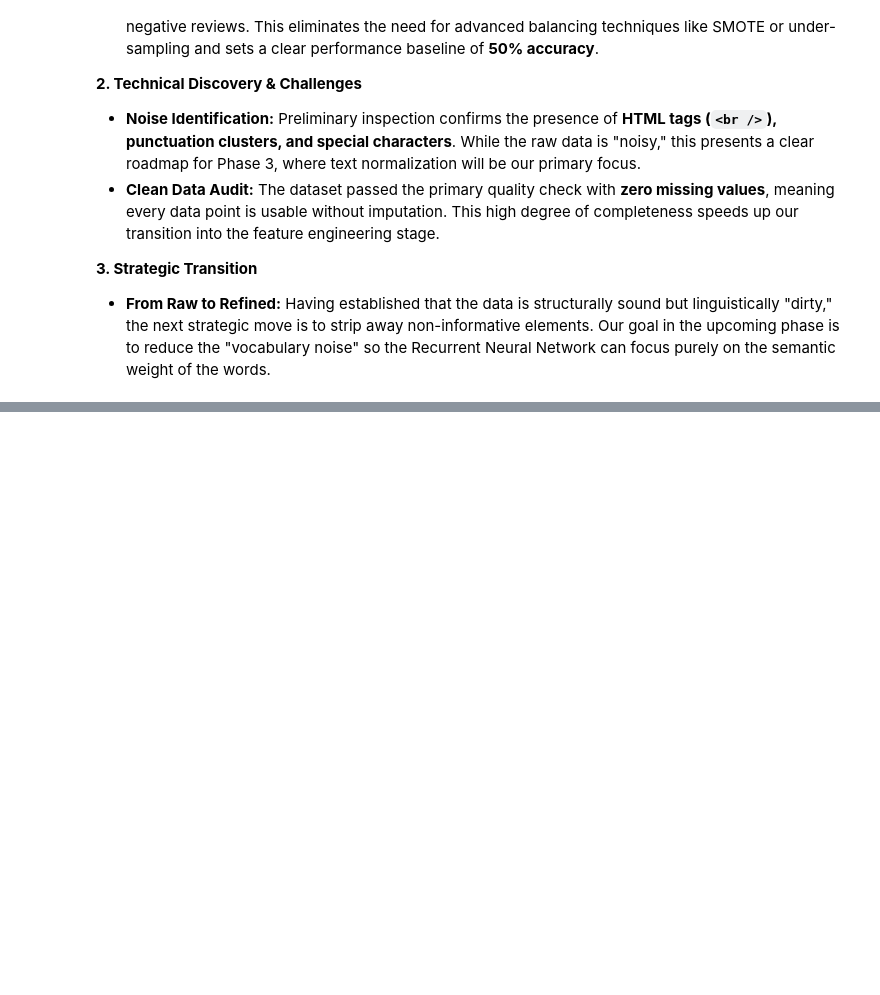
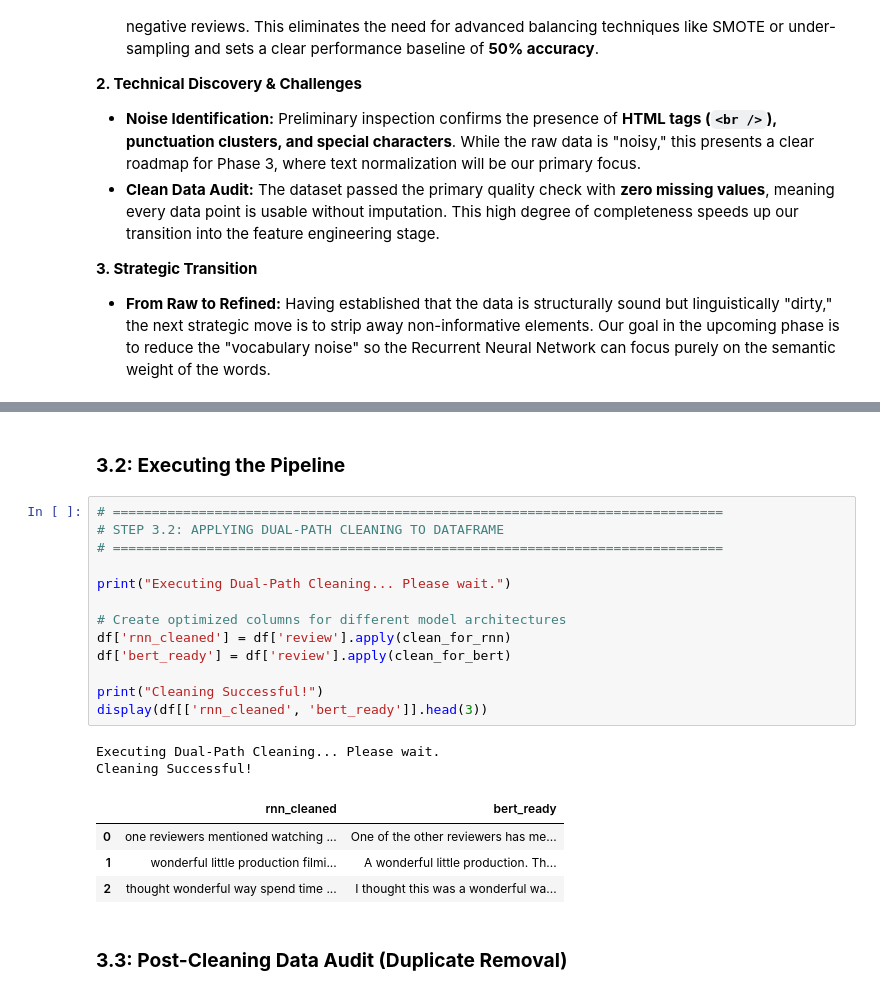
Before and after one commit to Sagarjain93/Sentiment_analysis_RNN_Bert, a Jupyter notebook: Notebooks/Sentiment_Analysis_with_an_Recurrent_Neural_Networks_(RNN).ipynb, the cells around one changed output, grey strips where cells are left out. Drawn from its saved outputs; the diff is of its cells as text; blank space fills up the shorter version.

Commit message:
finalized Phase 3 with exhaustive technical analysis of dual-path cleaning and duplicate impact

```diff
--- a/Notebooks/Sentiment_Analysis_with_an_Recurrent_Neural_Networks_(RNN).ipynb
+++ b/Notebooks/Sentiment_Analysis_with_an_Recurrent_Neural_Networks_(RNN).ipynb
@@ -273,0 +315,24 @@ plt.show()
+# %% [markdown]
+### **3.2: Executing the Pipeline**
+# %%
+# ==============================================================================
+# STEP 3.2: APPLYING DUAL-PATH CLEANING TO DATAFRAME
+# ==============================================================================
+
+print("Executing Dual-Path Cleaning... Please wait.")
+
+# Create optimized columns for different model architectures
+df['rnn_cleaned'] = df['review'].apply(clean_for_rnn)
+df['bert_ready'] = df['review'].apply(clean_for_bert)
+
+print("Cleaning Successful!")
+display(df[['rnn_cleaned', 'bert_ready']].head(3))
+# %% [output]
+Executing Dual-Path Cleaning... Please wait.
+Cleaning Successful!
+|  | rnn_cleaned | bert_ready |
+| 0 | one reviewers mentioned watching ... | One of the other reviewers has me... |
+| 1 | wonderful little production filmi... | A wonderful little production. Th... |
+| 2 | thought wonderful way spend time ... | I thought this was a wonderful wa... |
+# %% [markdown]
+### **3.3: Post-Cleaning Data Audit (Duplicate Removal)**
```
Also changed, not shown: parts of 11 cells of this notebook.
